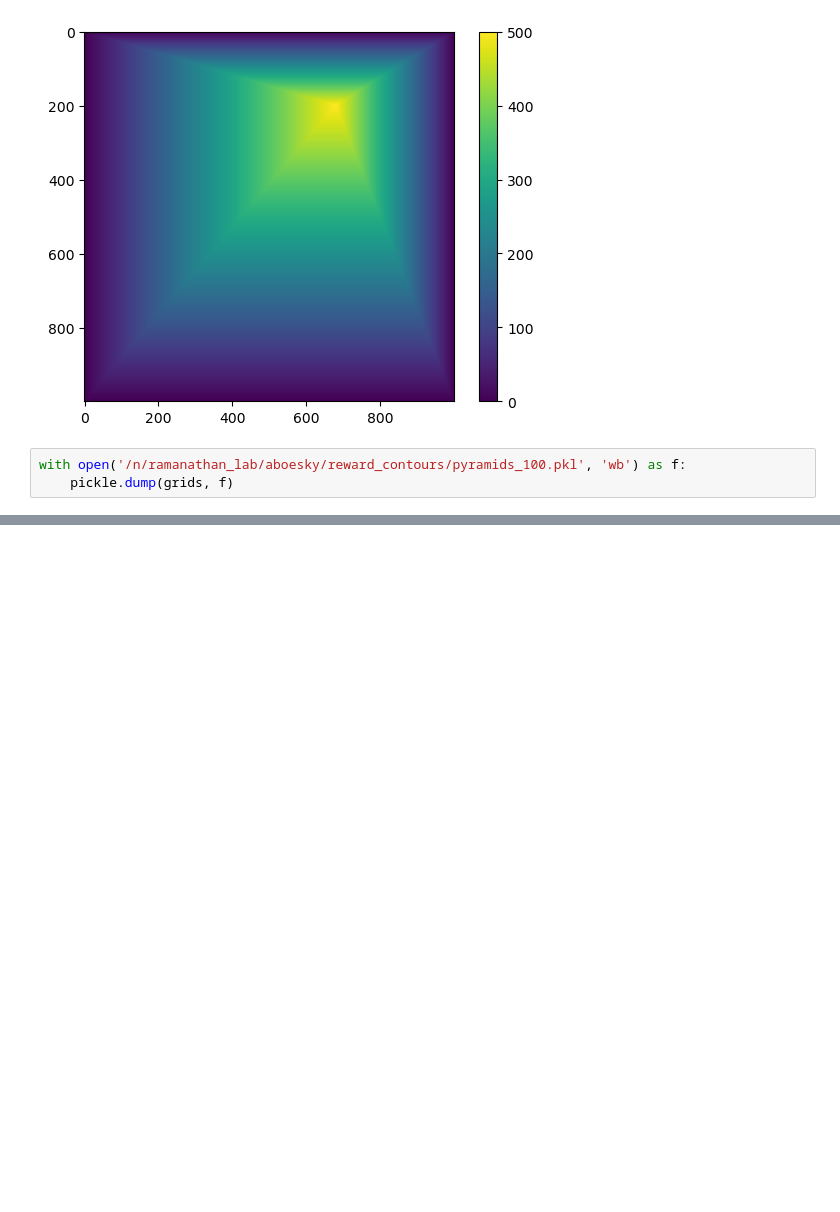
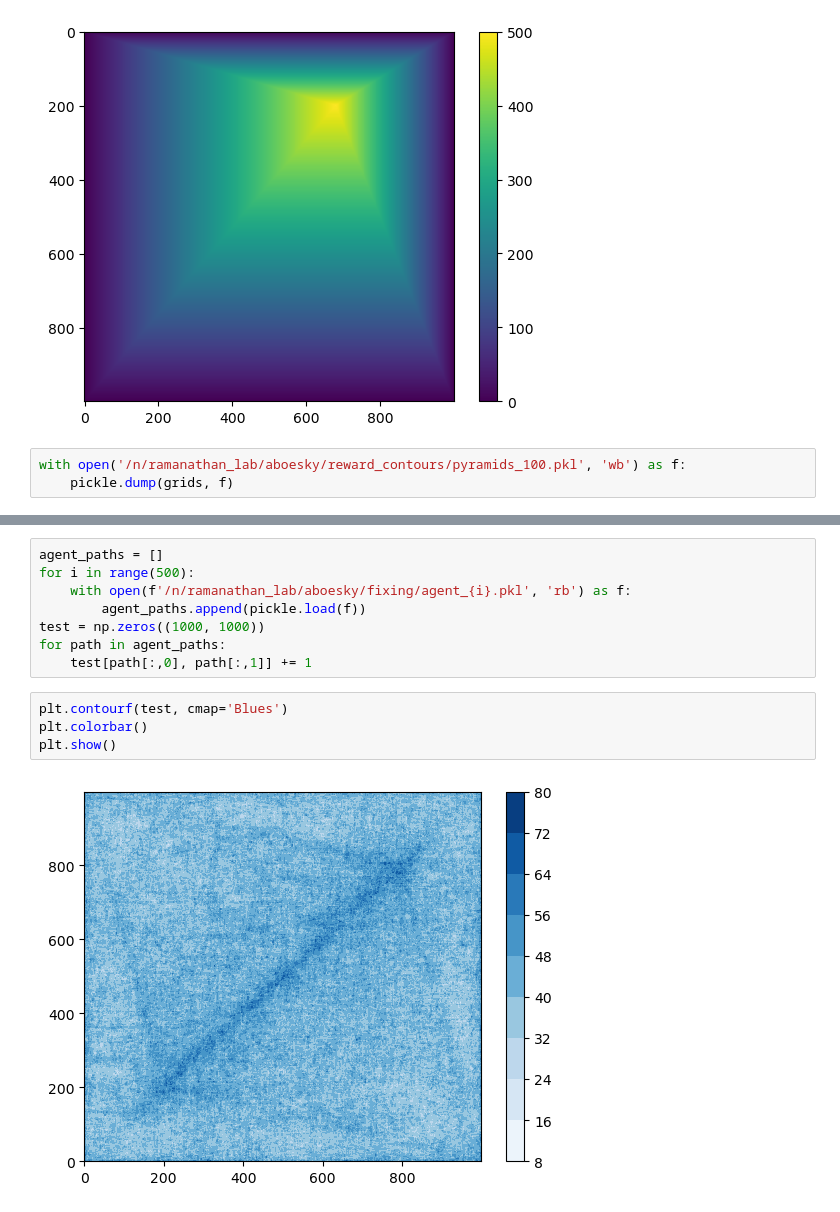
Before and after one commit to Adam-Boesky/Predictive_Coding, a Jupyter notebook: moving_peak/plotting.ipynb, the cells around one changed output, grey strips where cells are left out. Saved outputs shown, nothing was run; the diff lists cells and outputs as text; blank space fills up the shorter version.

```diff
--- a/moving_peak/plotting.ipynb
+++ b/moving_peak/plotting.ipynb
@@ -171,0 +315,14 @@ with open('/n/ramanathan_lab/aboesky/reward_contours/pyramids_100.pkl', 'wb') as
+# %%
+agent_paths = []
+for i in range(500):
+    with open(f'/n/ramanathan_lab/aboesky/fixing/agent_{i}.pkl', 'rb') as f:
+        agent_paths.append(pickle.load(f))
+test = np.zeros((1000, 1000))
+for path in agent_paths:
+    test[path[:,0], path[:,1]] += 1
+# %%
+plt.contourf(test, cmap='Blues')
+plt.colorbar()
+plt.show()
+# %% [output]
+[figure, added]
```
Also changed, not shown: parts of 13 cells of this notebook, 26 other files.
